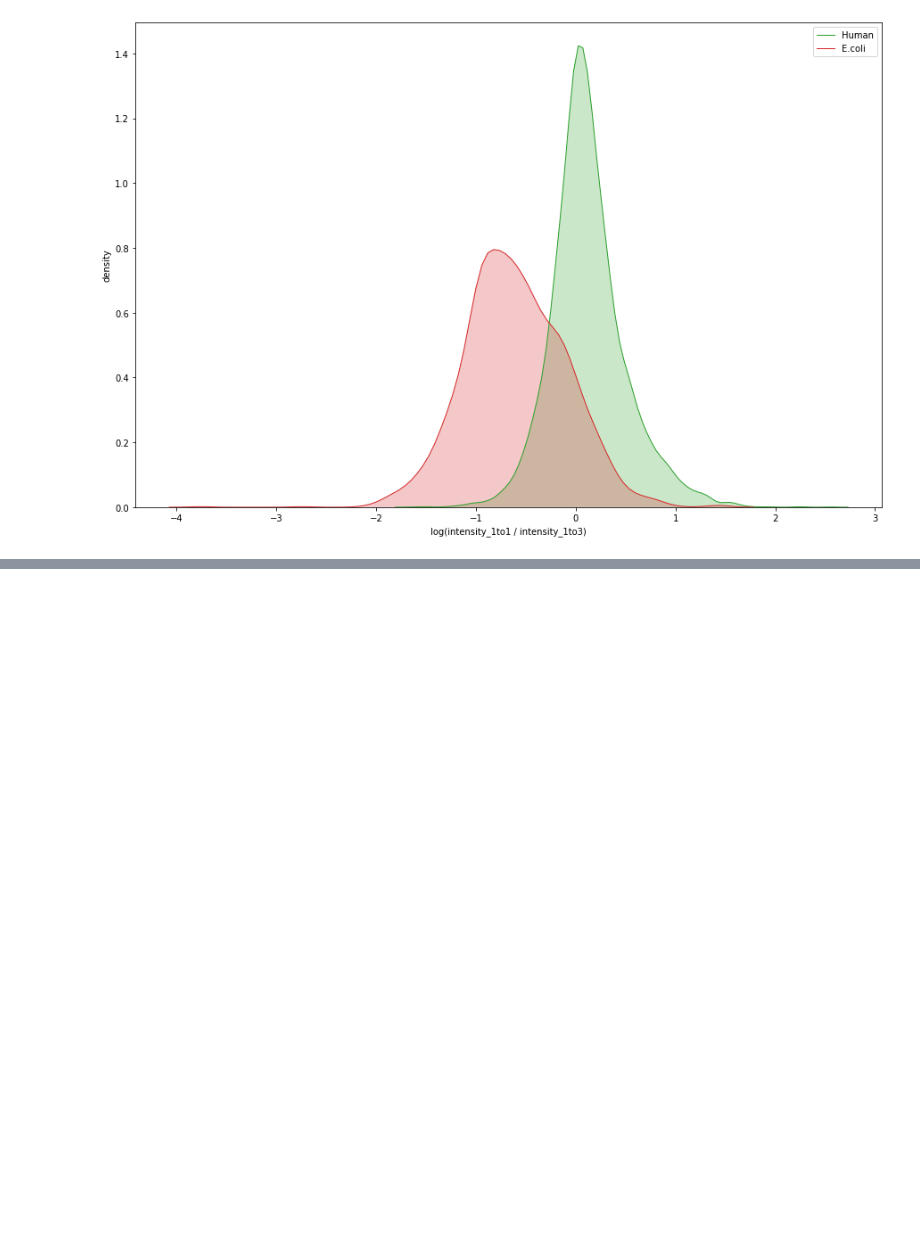
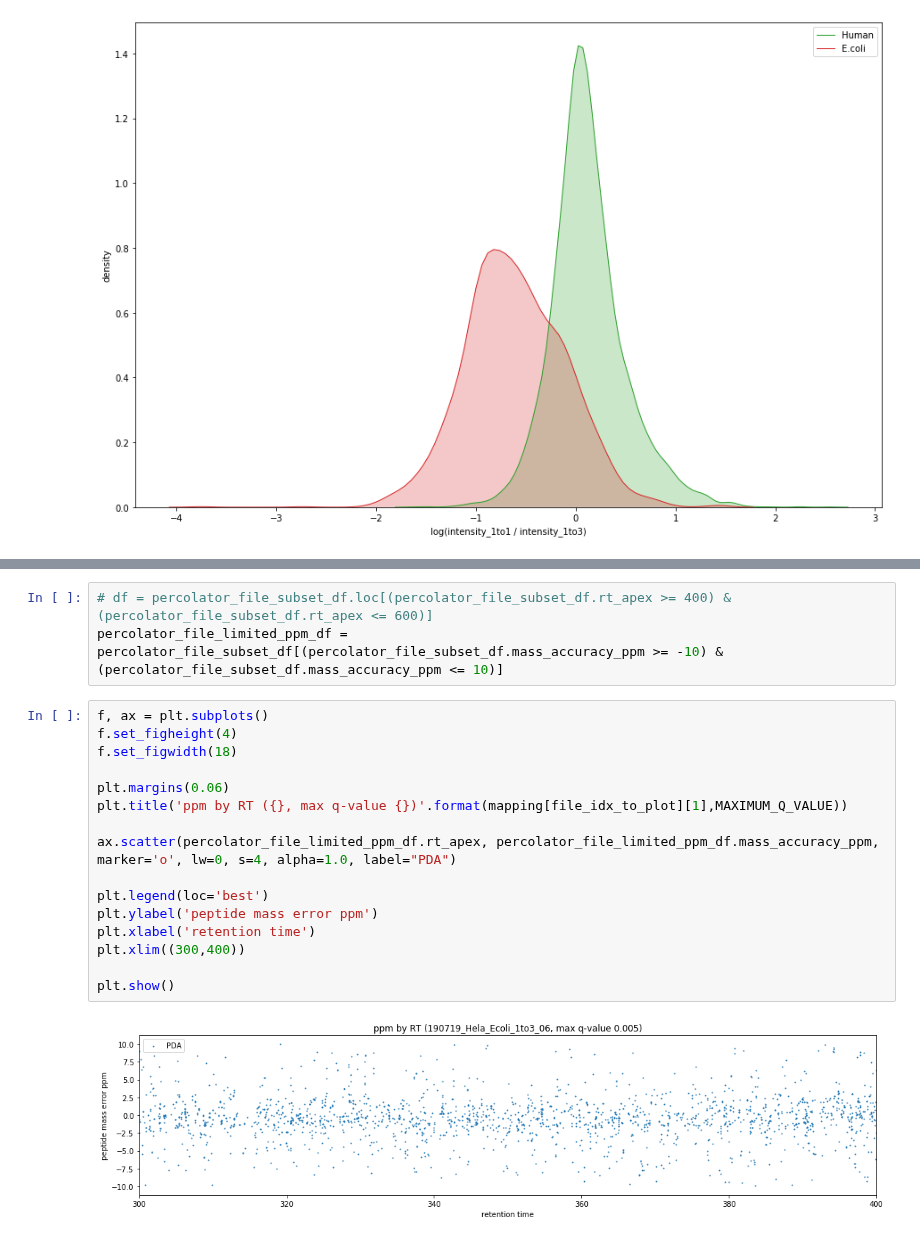
Before and after one commit to WEHI-Proteomics/tfde, a Jupyter notebook: notebooks/analyse percolator output.ipynb, the cells around one changed output, grey strips where cells are left out. Saved outputs shown, nothing was run; the diff lists cells and outputs as text; blank space fills up the shorter version.

```diff
--- a/notebooks/analyse percolator output.ipynb
+++ b/notebooks/analyse percolator output.ipynb
@@ -179,0 +233,21 @@ _ = ax.set(xlabel='log(intensity_1to1 / intensity_1to3)', ylabel='density')
+# %%
+# df = percolator_file_subset_df.loc[(percolator_file_subset_df.rt_apex >= 400) & (percolator_file_subset_df.rt_apex <= 600)]
+percolator_file_limited_ppm_df = percolator_file_subset_df[(percolator_file_subset_df.mass_accuracy_ppm >= -10) & (percolator_file_subset_df.mass_accuracy_ppm <= 10)]
+# %%
+f, ax = plt.subplots()
+f.set_figheight(4)
+f.set_figwidth(18)
+
+plt.margins(0.06)
+plt.title('ppm by RT ({}, max q-value {})'.format(mapping[file_idx_to_plot][1],MAXIMUM_Q_VALUE))
+
+ax.scatter(percolator_file_limited_ppm_df.rt_apex, percolator_file_limited_ppm_df.mass_accuracy_ppm, marker='o', lw=0, s=4, alpha=1.0, label="PDA")
+
+plt.legend(loc='best')
+plt.ylabel('peptide mass error ppm')
+plt.xlabel('retention time')
+plt.xlim((300,400))
+
+plt.show()
+# %% [output]
+[figure, added]
```
Also changed, not shown: parts of 61 cells of this notebook.
